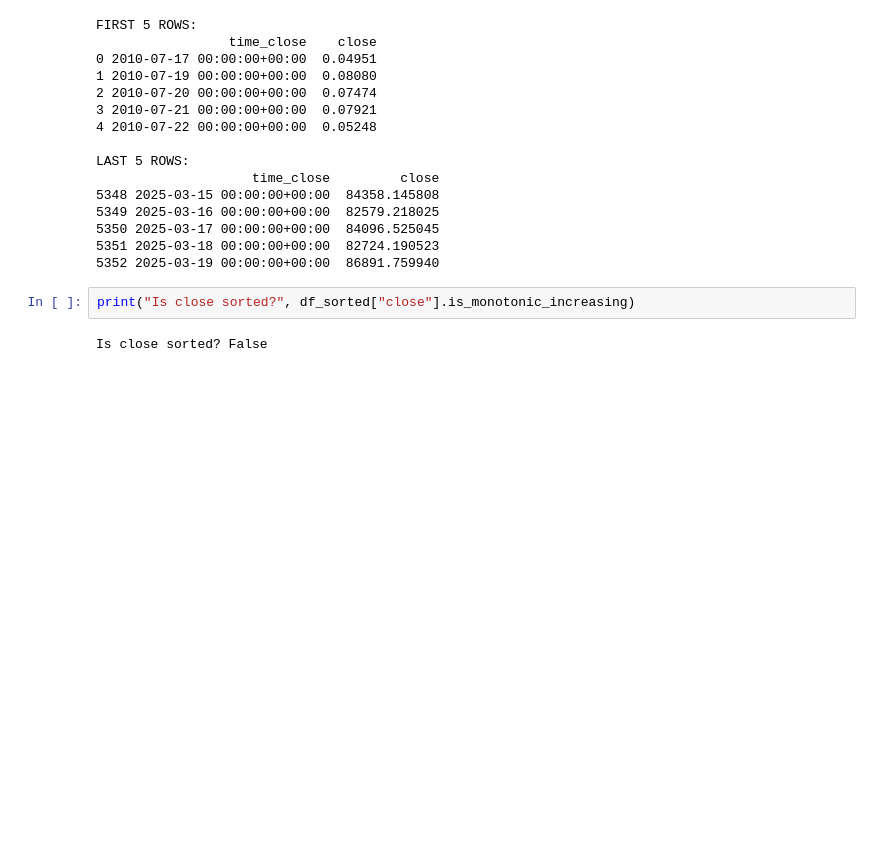
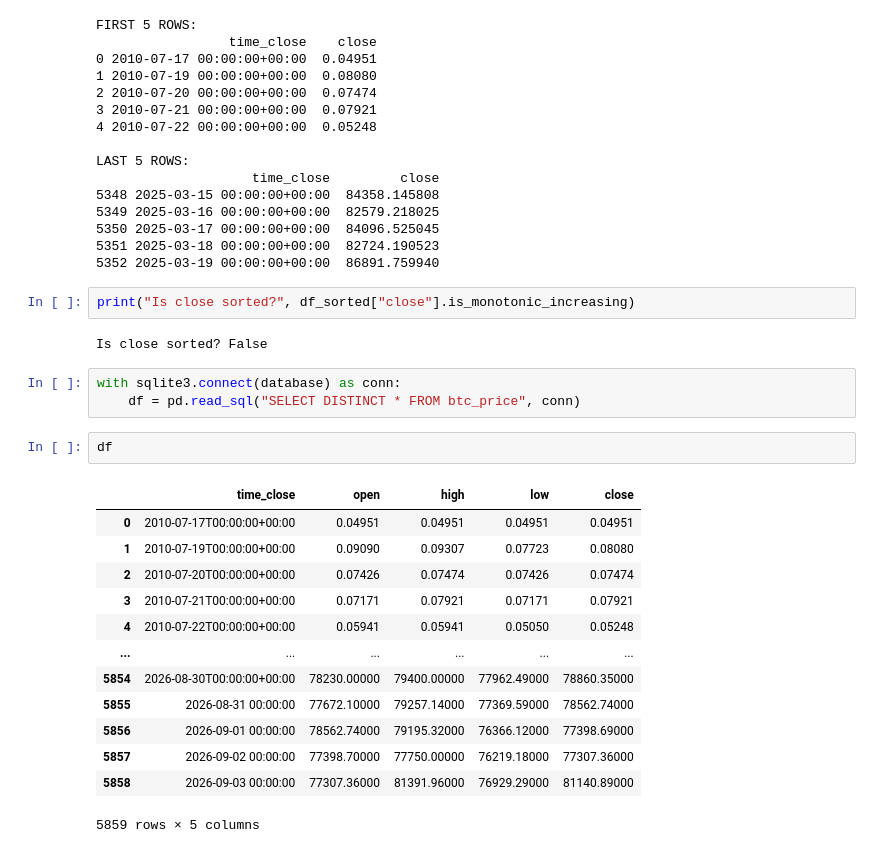
Before and after one commit to Joaosadi/dashcrypto, a Jupyter notebook: tablefixing.ipynb, the cells around one changed output. Saved outputs shown, nothing was run; the diff lists cells and outputs as text; blank space fills up the shorter version.

```diff
--- a/tablefixing.ipynb
+++ b/tablefixing.ipynb
@@ -165,3 +165,22 @@ LAST 5 ROWS:
 print("Is close sorted?", df_sorted["close"].is_monotonic_increasing)
 # %% [output]
 Is close sorted? False
+# %%
+with sqlite3.connect(database) as conn:
+    df = pd.read_sql("SELECT DISTINCT * FROM btc_price", conn)
+# %%
+df
+# %% [output]
+|  | time_close | open | high | low | close |
+| 0 | 2010-07-17T00:00:00+00:00 | 0.04951 | 0.04951 | 0.04951 | 0.04951 |
+| 1 | 2010-07-19T00:00:00+00:00 | 0.09090 | 0.09307 | 0.07723 | 0.08080 |
+| 2 | 2010-07-20T00:00:00+00:00 | 0.07426 | 0.07474 | 0.07426 | 0.07474 |
+| 3 | 2010-07-21T00:00:00+00:00 | 0.07171 | 0.07921 | 0.07171 | 0.07921 |
+| 4 | 2010-07-22T00:00:00+00:00 | 0.05941 | 0.05941 | 0.05050 | 0.05248 |
+| ... | ... | ... | ... | ... | ... |
+| 5854 | 2026-08-30T00:00:00+00:00 | 78230.00000 | 79400.00000 | 77962.49000 | 78860.35000 |
+| 5855 | 2026-08-31 00:00:00 | 77672.10000 | 79257.14000 | 77369.59000 | 78562.74000 |
+| 5856 | 2026-09-01 00:00:00 | 78562.74000 | 79195.32000 | 76366.12000 | 77398.69000 |
+| 5857 | 2026-09-02 00:00:00 | 77398.70000 | 77750.00000 | 76219.18000 | 77307.36000 |
+| 5858 | 2026-09-03 00:00:00 | 77307.36000 | 81391.96000 | 76929.29000 | 81140.89000 |
+5859 rows × 5 columns
```
Also changed, not shown: 2 other files.
